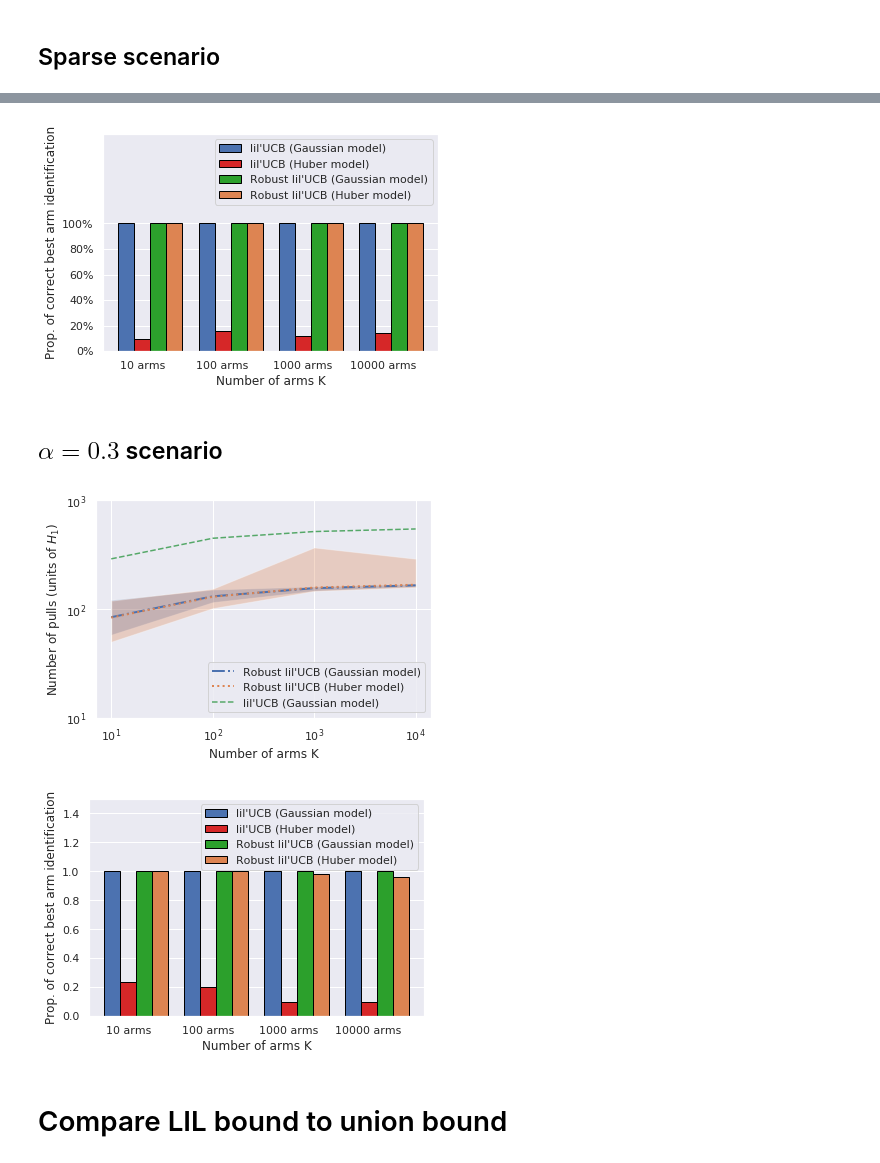
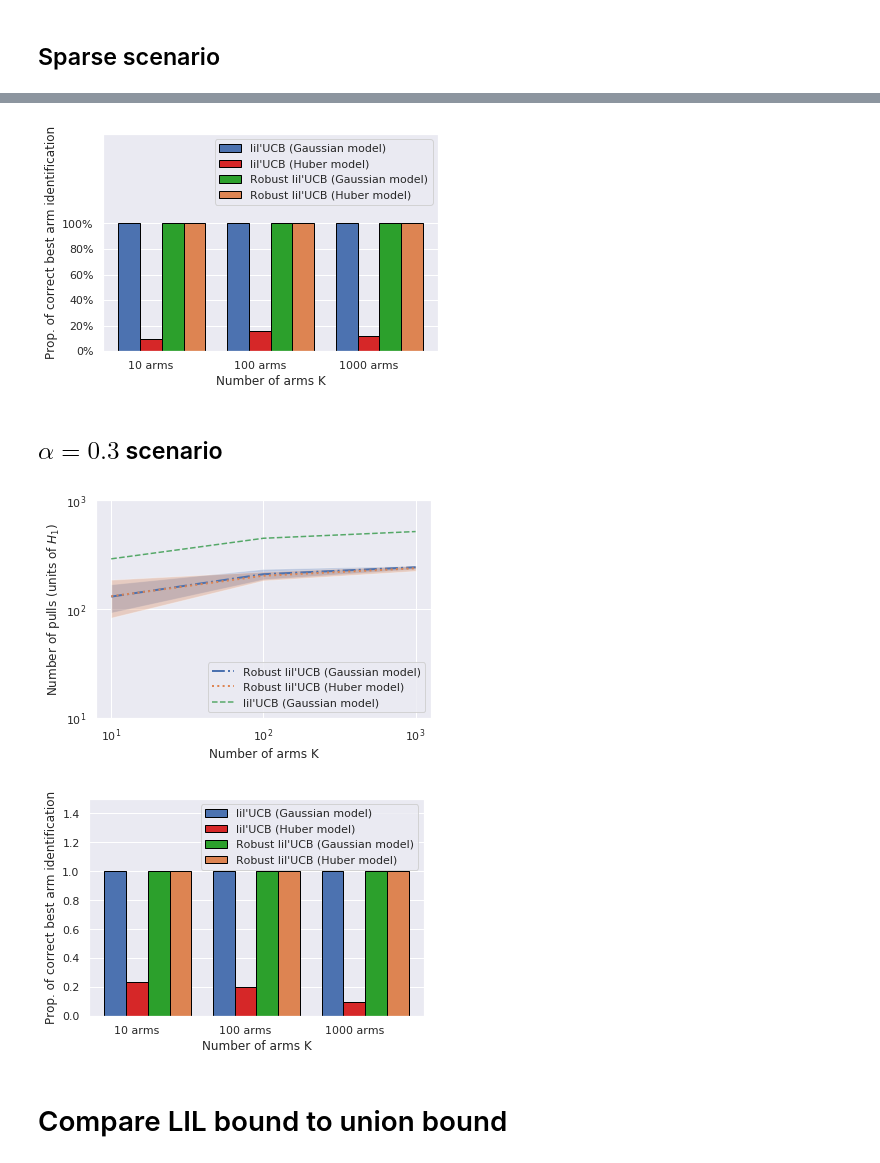
Before and after one commit to NicolasSchreuder/Robust_lilUCB, a Jupyter notebook: NumExp.ipynb, the cells around one changed output, grey strips where cells are left out. Saved outputs shown, nothing was run; the diff lists cells and outputs as text; code cells hidden in the pictures.

```diff
--- a/NumExp.ipynb
+++ b/NumExp.ipynb
@@ -148,7 +155,7 @@ def robust_lilUCB_exp(scenario, distrib, K, α=0.):
 
     mab = MAB(K, scenario, distrib, α)
 
-    robust_lilUCB_proc = robust_lilUCB(K=K, δ=0.1, ϵ=.01, β=1)
+    robust_lilUCB_proc = robust_lilUCB(K=K, δ=0.1, ϵ=2., β=1)
 
     T = robust_lilUCB_proc.run(mab)
 
@@ -301,11 +309,11 @@ savefig('experiments_results/number_of_pulls_sparse.pdf', bbox_inches='tight', d
 # only display horizontal grid
 plt.rcParams["axes.grid.axis"] ='y'
 
-ind = np.array([10, 20, 30, 40])
+ind = np.array([10, 20, 30])
 width = 2
 
-prop_1 = np.sum(BAI_lilUCB==0, axis=1)/n_repeat
-prop_2 = np.sum(BAI_lilUCB_huber==0, axis=1)/n_repeat
+prop_1 = np.sum(BAI_lilUCB[:3, :]==0, axis=1)/n_repeat
+prop_2 = np.sum(BAI_lilUCB_huber[:3, :]==0, axis=1)/n_repeat
 prop_3 = np.sum(BAI_robustlilUCB==0, axis=1)/n_repeat
 prop_4 = np.sum(BAI_robustlilUCB_huber==0, axis=1)/n_repeat
 
@@ -325,7 +333,7 @@ plt.yticks([0, 0.2, 0.4, 0.6, 0.8, 1.], ["0%", "20%", "40%", "60%", "80%", "100%
 plt.xticks(ind+width, ["{} arms".format(x) for x in nb_of_arms])
 savefig('experiments_results/prop_correct_bai_sparse.pdf', bbox_inches='tight', dpi=500)
 # %% [output]
-[figure, old version]
+[figure, new version]
 # %% [markdown]
 ## $\alpha = 0.3$ scenario
 # %%
@@ -353,7 +361,7 @@ def lilUCB_exp(scenario, distrib, K):
 
     return np.sum(T), np.argmax(T)
 # %%
-nb_of_arms = np.logspace(1, 4, 4, dtype=int)
+nb_of_arms = np.logspace(1, 3, 3, dtype=int)
 
 n_repeat = 50
 
@@ -378,10 +386,10 @@ if 'BAI_lilUCB_alpha_3.npy' not in os.listdir('experiments_results'):
         logger.info('Starting lilUCB procedure for {} arms'.format(K))
 
         # lilUCB
-        f = partial(lilUCB_exp, scenario, distrib)
-        result = np.array(p.map_async(f, [K]*n_repeat).get())
-        nb_of_pulls_lilUCB[i, :] = result[:,0]
-        BAI_lilUCB[i, :] = result[:, 1]
+        #f = partial(lilUCB_exp, scenario, distrib)
+        #result = np.array(p.map_async(f, [K]*n_repeat).get())
+        #nb_of_pulls_lilUCB[i, :] = result[:,0]
+        #BAI_lilUCB[i, :] = result[:, 1]
 
         logger.info('Starting robust lilUCB procedure for {} arms'.format(K))
 
@@ -396,10 +404,10 @@ if 'BAI_lilUCB_alpha_3.npy' not in os.listdir('experiments_results'):
         logger.info('Starting lilUCB procedure for {} arms (Huber)'.format(K))
 
         # lilUCB contaminated
-        f = partial(lilUCB_exp, scenario, distrib)
-        result = np.array(p.map_async(f, [K]*n_repeat).get())
-        nb_of_pulls_lilUCB_huber[i, :] = result[:,0]
-        BAI_lilUCB_huber[i, :] = result[:, 1]
+        #f = partial(lilUCB_exp, scenario, distrib)
+        #result = np.array(p.map_async(f, [K]*n_repeat).get())
+        #nb_of_pulls_lilUCB_huber[i, :] = result[:,0]
+        #BAI_lilUCB_huber[i, :] = result[:, 1]
 
         logger.info('Starting robust lilUCB procedure for {} arms (Huber)'.format(K))
 
@@ -411,14 +419,14 @@ if 'BAI_lilUCB_alpha_3.npy' not in os.listdir('experiments_results'):
 
     logger.info("Finished task, saving results...")
 
-    np.save('experiments_results/BAI_lilUCB_alpha_3.npy', BAI_lilUCB)
-    np.save('experiments_results/BAI_lilUCB_huber_alpha_3.npy', BAI_lilUCB_huber)
+    #np.save('experiments_results/BAI_lilUCB_alpha_3.npy', BAI_lilUCB)
+    #np.save('experiments_results/BAI_lilUCB_huber_alpha_3.npy', BAI_lilUCB_huber)
     np.save('experiments_results/BAI_robustlilUCB_alpha_3.npy', BAI_robustlilUCB)
     np.save('experiments_results/BAI_robustlilUCB_huber_alpha_3.npy', BAI_robustlilUCB_huber)
 
 
-    np.save('experiments_results/nb_of_pulls_lilUCB_alpha_3.npy', nb_of_pulls_lilUCB)
-    np.save('experiments_results/nb_of_pulls_lilUCB_huber_alpha_3.npy', nb_of_pulls_lilUCB_huber)
+    #np.save('experiments_results/nb_of_pulls_lilUCB_alpha_3.npy', nb_of_pulls_lilUCB)
+    #np.save('experiments_results/nb_of_pulls_lilUCB_huber_alpha_3.npy', nb_of_pulls_lilUCB_huber)
     np.save('experiments_results/nb_of_pulls_robustlilUCB_huber_alpha_3.npy', nb_of_pulls_robustlilUCB_huber)
     np.save('experiments_results/nb_of_pulls_robustlilUCB_alpha_3.npy', nb_of_pulls_robustlilUCB)
 
@@ -454,7 +462,7 @@ plt.semilogx(nb_of_arms, np.mean(nb_of_pulls_robustlilUCB_huber, axis=1)/H_1, li
 plt.fill_between(nb_of_arms, np.max(nb_of_pulls_robustlilUCB_huber, axis=1)/H_1,
                  np.min(nb_of_pulls_robustlilUCB_huber, axis=1)/H_1, alpha=.3)
 
-plt.semilogx(nb_of_arms, np.mean(nb_of_pulls_lilUCB, axis=1)/H_1, linewidth=1.5, linestyle='--')
+plt.semilogx(nb_of_arms, np.mean(nb_of_pulls_lilUCB[:3, :], axis=1)/H_1, linewidth=1.5, linestyle='--')
 
 plt.xlabel('Number of arms K')
 plt.ylim(10, 1000)
@@ -463,33 +471,33 @@ plt.legend(["Robust lil'UCB (Gaussian model)", "Robust lil'UCB (Huber model)", "
            loc='lower right')
 savefig('experiments_results/number_of_pulls_alpha_3.pdf', bbox_inches='tight', dpi=500)
 # %% [output]
-[figure, old version]
+[figure, new version]
 # %%
 # only display horizontal grid
 plt.rcParams["axes.grid.axis"] ='y'
 
-ind = np.array([10, 20, 30, 40])
+ind = np.array([10, 20, 30])
 width = 2
 
-prop_1 = np.sum(BAI_lilUCB==0, axis=1)/n_repeat
-prop_2 = np.sum(BAI_lilUCB_huber==0, axis=1)/n_repeat
+prop_1 = np.sum(BAI_lilUCB[:3, :]==0, axis=1)/n_repeat
+prop_2 = np.sum(BAI_lilUCB_huber[:3, :]==0, axis=1)/n_repeat
 prop_3 = np.sum(BAI_robustlilUCB==0, axis=1)/n_repeat
 prop_4 = np.sum(BAI_robustlilUCB_huber==0, axis=1)/n_repeat
 
 ## the bars
 rects1 = plt.bar(ind, prop_1, width, edgecolor="black")
 rects2 = plt.bar(ind+width, prop_2, width, color='#d62728', edgecolor="black")
 rects3 = plt.bar(ind+2*width, prop_3, width, color='#2ca02c', edgecolor="black")
 rects4 = plt.bar(ind+3*width, prop_4, width, edgecolor="black")
 plt.xlabel('Number of arms K')
 plt.ylabel('Prop. of correct best arm identification')
 plt.legend(["lil'UCB (Gaussian model)", "lil'UCB (Huber model)",
             "Robust lil'UCB (Gaussian model)","Robust lil'UCB (Huber model)"])
 plt.ylim(0, 1.5)
 plt.xticks(ind+width, ["{} arms".format(x) for x in nb_of_arms])
 savefig('experiments_results/prop_correct_bai_alpha_3.pdf', bbox_inches='tight', dpi=500)
 # %% [output]
-[figure, old version]
+[figure, new version]
 # %% [markdown]
 # Compare LIL bound to union bound
 # %% [markdown]
```
Also changed, not shown: parts of 14 cells of this notebook, 55 other files.
